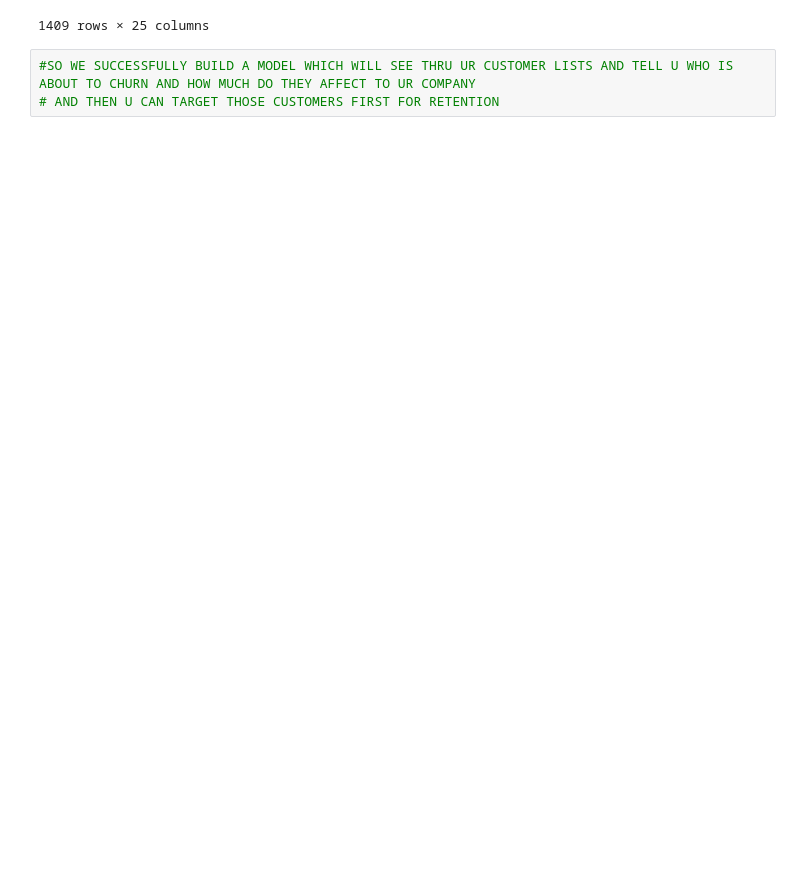
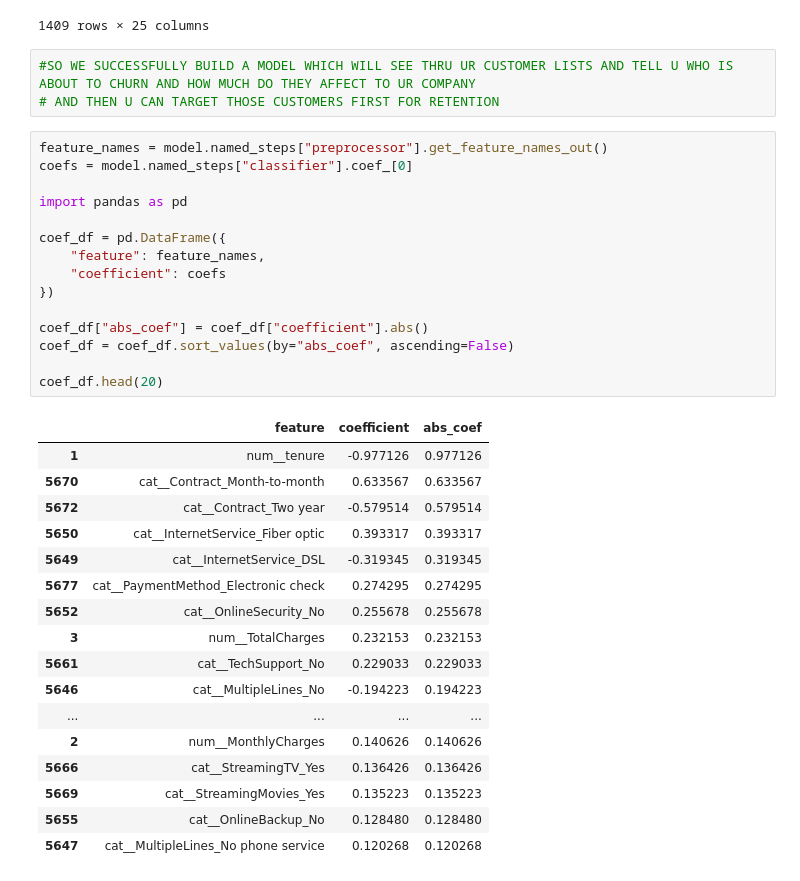
Before and after one commit to karnam-ui/Machine-Learning, a Jupyter notebook: MP1/Dataset.ipynb, the cells around one changed output. Drawn from its saved outputs; the diff is of its cells as text; blank space fills up the shorter version.

```diff
--- a/MP1/Dataset.ipynb
+++ b/MP1/Dataset.ipynb
@@ -369,3 +369,36 @@ ranked_customers
 # %%
 #SO WE SUCCESSFULLY BUILD A MODEL WHICH WILL SEE THRU UR CUSTOMER LISTS AND TELL U WHO IS ABOUT TO CHURN AND HOW MUCH DO THEY AFFECT TO UR COMPANY
 # AND THEN U CAN TARGET THOSE CUSTOMERS FIRST FOR RETENTION
+# %%
+feature_names = model.named_steps["preprocessor"].get_feature_names_out()
+coefs = model.named_steps["classifier"].coef_[0]
+
+import pandas as pd
+
+coef_df = pd.DataFrame({
+    "feature": feature_names,
+    "coefficient": coefs
+})
+
+coef_df["abs_coef"] = coef_df["coefficient"].abs()
+coef_df = coef_df.sort_values(by="abs_coef", ascending=False)
+
+coef_df.head(20)
+# %% [output]
+|  | feature | coefficient | abs_coef |
+| 1 | num__tenure | -0.977126 | 0.977126 |
+| 5670 | cat__Contract_Month-to-month | 0.633567 | 0.633567 |
+| 5672 | cat__Contract_Two year | -0.579514 | 0.579514 |
+| 5650 | cat__InternetService_Fiber optic | 0.393317 | 0.393317 |
+| 5649 | cat__InternetService_DSL | -0.319345 | 0.319345 |
+| 5677 | cat__PaymentMethod_Electronic check | 0.274295 | 0.274295 |
+| 5652 | cat__OnlineSecurity_No | 0.255678 | 0.255678 |
+| 3 | num__TotalCharges | 0.232153 | 0.232153 |
+| 5661 | cat__TechSupport_No | 0.229033 | 0.229033 |
+| 5646 | cat__MultipleLines_No | -0.194223 | 0.194223 |
+| ... | ... | ... | ... |
+| 2 | num__MonthlyCharges | 0.140626 | 0.140626 |
+| 5666 | cat__StreamingTV_Yes | 0.136426 | 0.136426 |
+| 5669 | cat__StreamingMovies_Yes | 0.135223 | 0.135223 |
+| 5655 | cat__OnlineBackup_No | 0.128480 | 0.128480 |
+| 5647 | cat__MultipleLines_No phone service | 0.120268 | 0.120268 |
```
Also changed, not shown: parts of 2 cells of this notebook.
